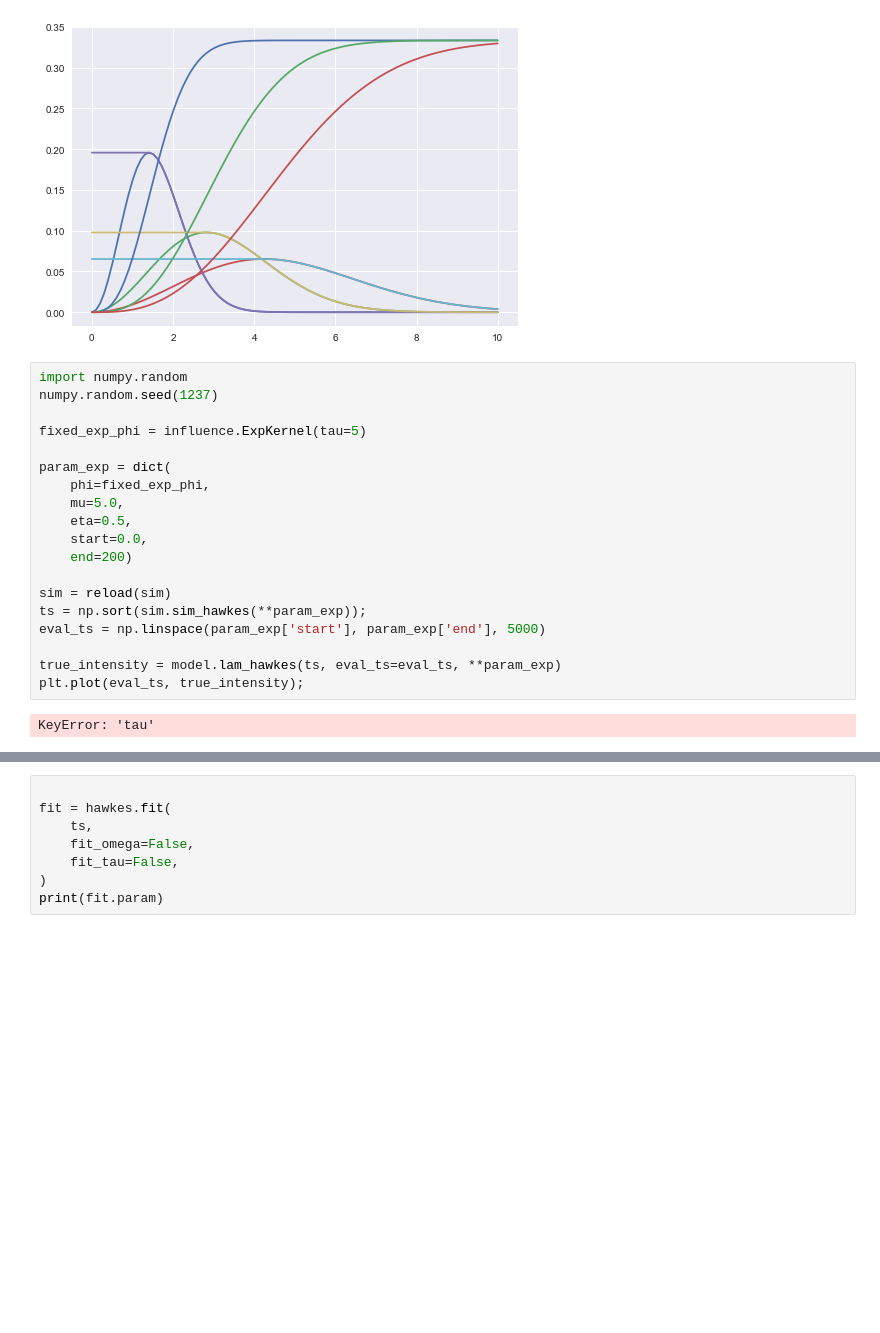
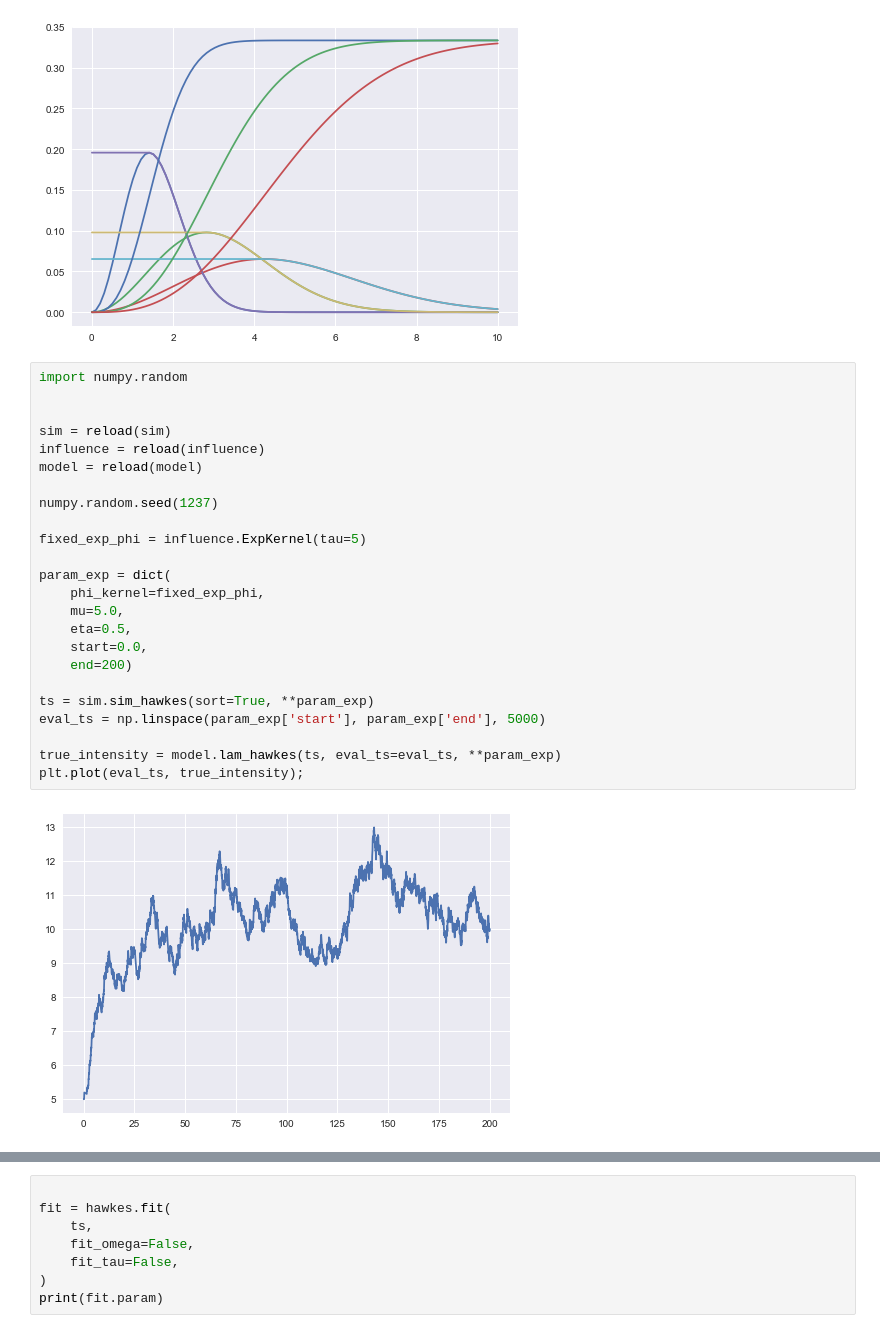
Before and after one commit to danmackinlay/branching_process, a Jupyter notebook: workbooks/hawkes_cts_dev.ipynb, the cells around one changed output, grey strips where cells are left out. Drawn from its saved outputs; the diff is of its cells as text; blank space fills up the shorter version.

```diff
--- a/workbooks/hawkes_cts_dev.ipynb
+++ b/workbooks/hawkes_cts_dev.ipynb
@@ -78,25 +78,30 @@ plt.plot(eval_ts, causal_phi.integrate_each(eval_ts, tau=tau));
 [figure]
 # %%
 import numpy.random
+
+
+sim = reload(sim)
+influence = reload(influence)
+model = reload(model)
+
 numpy.random.seed(1237)
 
 fixed_exp_phi = influence.ExpKernel(tau=5)
 
 param_exp = dict(
-    phi=fixed_exp_phi,
+    phi_kernel=fixed_exp_phi,
     mu=5.0,
     eta=0.5,
     start=0.0,
     end=200)
 
-sim = reload(sim)
-ts = np.sort(sim.sim_hawkes(**param_exp));
+ts = sim.sim_hawkes(sort=True, **param_exp)
 eval_ts = np.linspace(param_exp['start'], param_exp['end'], 5000)
 
 true_intensity = model.lam_hawkes(ts, eval_ts=eval_ts, **param_exp)
 plt.plot(eval_ts, true_intensity);
 # %% [output]
-KeyError: 'tau'
+[figure, added]
 # %%
 import numpy.random
 numpy.random.seed(1237)
```
Also changed, not shown: parts of 3 cells of this notebook.
